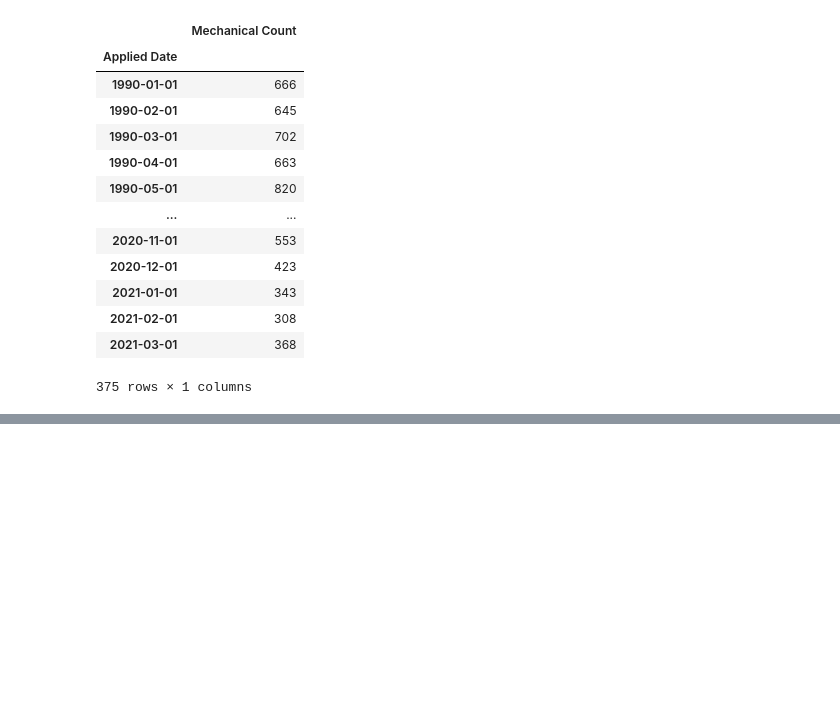
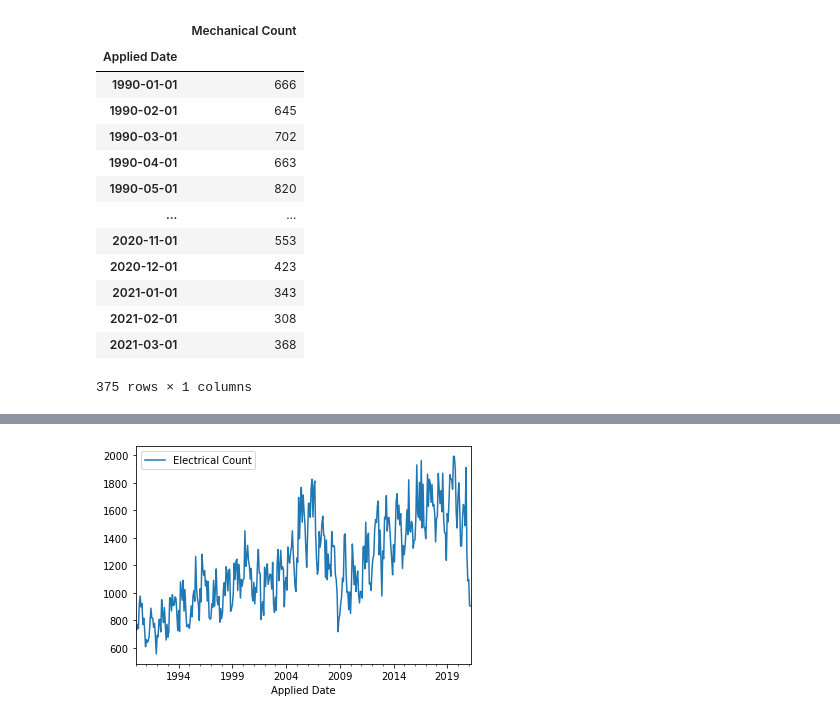
Before and after one commit to rezaganj/Capstone1-Construction-Permits-Austin-TX, a Jupyter notebook: notebooks/main.ipynb, the cells around one changed output, grey strips where cells are left out. Drawn from its saved outputs; the diff is of its cells as text; code cells hidden in the pictures; blank space fills up the shorter version.

```diff
--- a/notebooks/main.ipynb
+++ b/notebooks/main.ipynb
@@ -498 +482,8 @@ permit_mechanical_by_month.plot()
 [figure]
+# %%
+permit_electrical = spark.sql('''SELECT `Applied Date`,`Description`
+                                FROM permits
+                                WHERE `Permit Type` = 'EP'
+                                ORDER BY 1''')
+permit_electrical_df = permit_electrical.toPandas().dropna()
+permit_electrical_df
@@ -498,0 +504,10 @@ permit_mechanical_by_month.plot()
+# %%
+permit_electrical_df['Applied Date'] = pd.to_datetime(permit_electrical_df['Applied Date'])
+permit_electrical_df_after_1990 = permit_electrical_df[permit_electrical_df['Applied Date'] >= datetime.datetime(1990,1,1)]
+# %%
+permit_electrical_by_month = permit_electrical_df_after_1990.groupby(permit_electrical_df_after_1990['Applied Date'].dt.to_period("M")).agg('count')
+permit_electrical_by_month.index = permit_electrical_by_month.index.astype('datetime64[ns]')
+permit_electrical_by_month['Electrical Count'] = permit_electrical_by_month['Applied Date']
+permit_electrical_by_month = permit_electrical_by_month.drop(['Applied Date'], axis=1)
+permit_electrical_by_month = permit_electrical_by_month.drop(['Description'], axis=1)
+permit_electrical_by_month
@@ -498,0 +529,4 @@ permit_mechanical_by_month.plot()
+# %%
+permit_electrical_by_month.plot();
+# %% [output]
+[figure, added]
```
Also changed, not shown: parts of 12 cells of this notebook.
